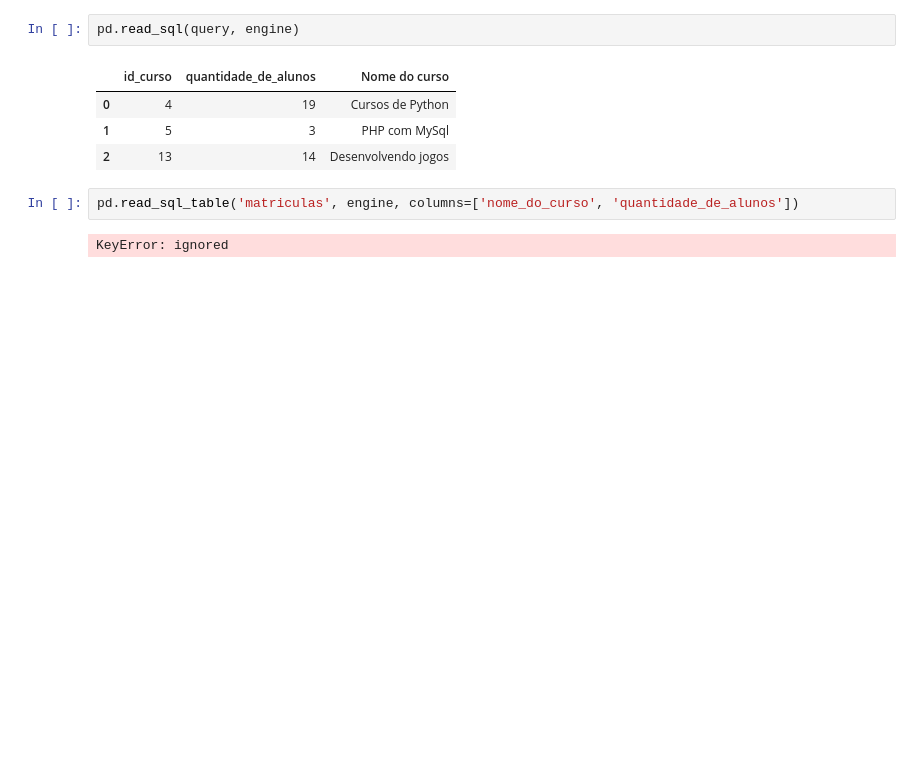
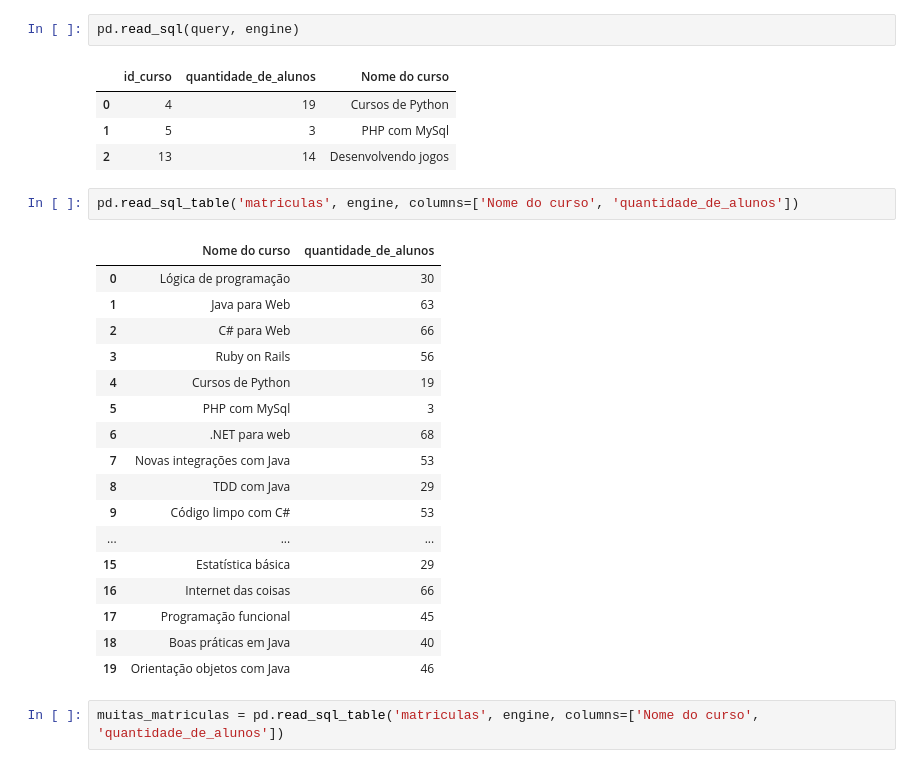
Before and after one commit to Juniorexz/DataScience, a Jupyter notebook: Pandas.ipynb, the cells around one changed output. Drawn from its saved outputs; the diff is of its cells as text; blank space fills up the shorter version.

```diff
--- a/Pandas.ipynb
+++ b/Pandas.ipynb
@@ -569,6 +569,24 @@ pd.read_sql(query, engine)
 | 1 | 5 | 3 | PHP com MySql |
 | 2 | 13 | 14 | Desenvolvendo jogos |
 # %%
-pd.read_sql_table('matriculas', engine, columns=['nome_do_curso', 'quantidade_de_alunos'])
+pd.read_sql_table('matriculas', engine, columns=['Nome do curso', 'quantidade_de_alunos'])
 # %% [output]
-KeyError: ignored
+|  | Nome do curso | quantidade_de_alunos |
+| 0 | Lógica de programação | 30 |
+| 1 | Java para Web | 63 |
+| 2 | C# para Web | 66 |
+| 3 | Ruby on Rails | 56 |
+| 4 | Cursos de Python | 19 |
+| 5 | PHP com MySql | 3 |
+| 6 | .NET para web | 68 |
+| 7 | Novas integrações com Java | 53 |
+| 8 | TDD com Java | 29 |
+| 9 | Código limpo com C# | 53 |
+| ... | ... | ... |
+| 15 | Estatística básica | 29 |
+| 16 | Internet das coisas | 66 |
+| 17 | Programação funcional | 45 |
+| 18 | Boas práticas em Java | 40 |
+| 19 | Orientação objetos com Java | 46 |
+# %%
+muitas_matriculas = pd.read_sql_table('matriculas', engine, columns=['Nome do curso', 'quantidade_de_alunos'])
```
Also changed, not shown: parts of 32 cells of this notebook.
